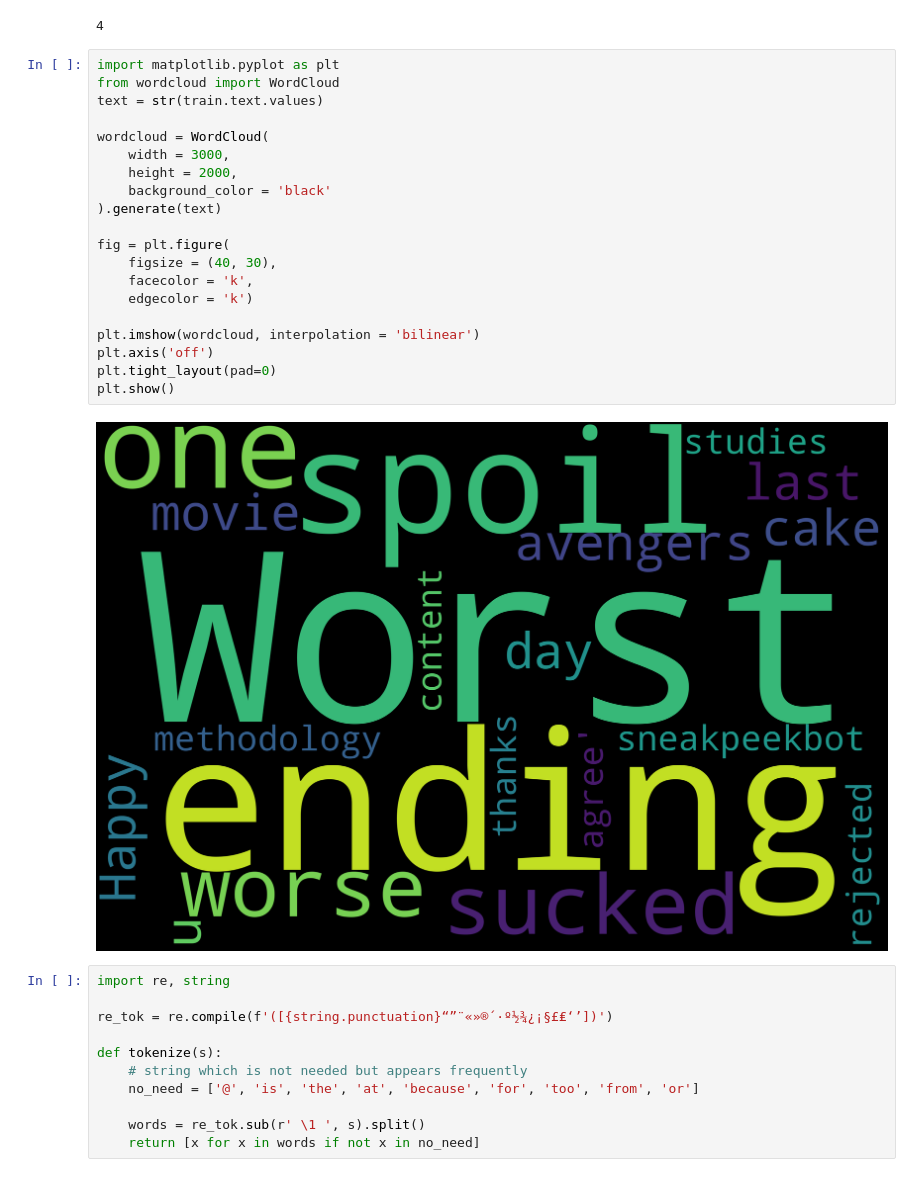
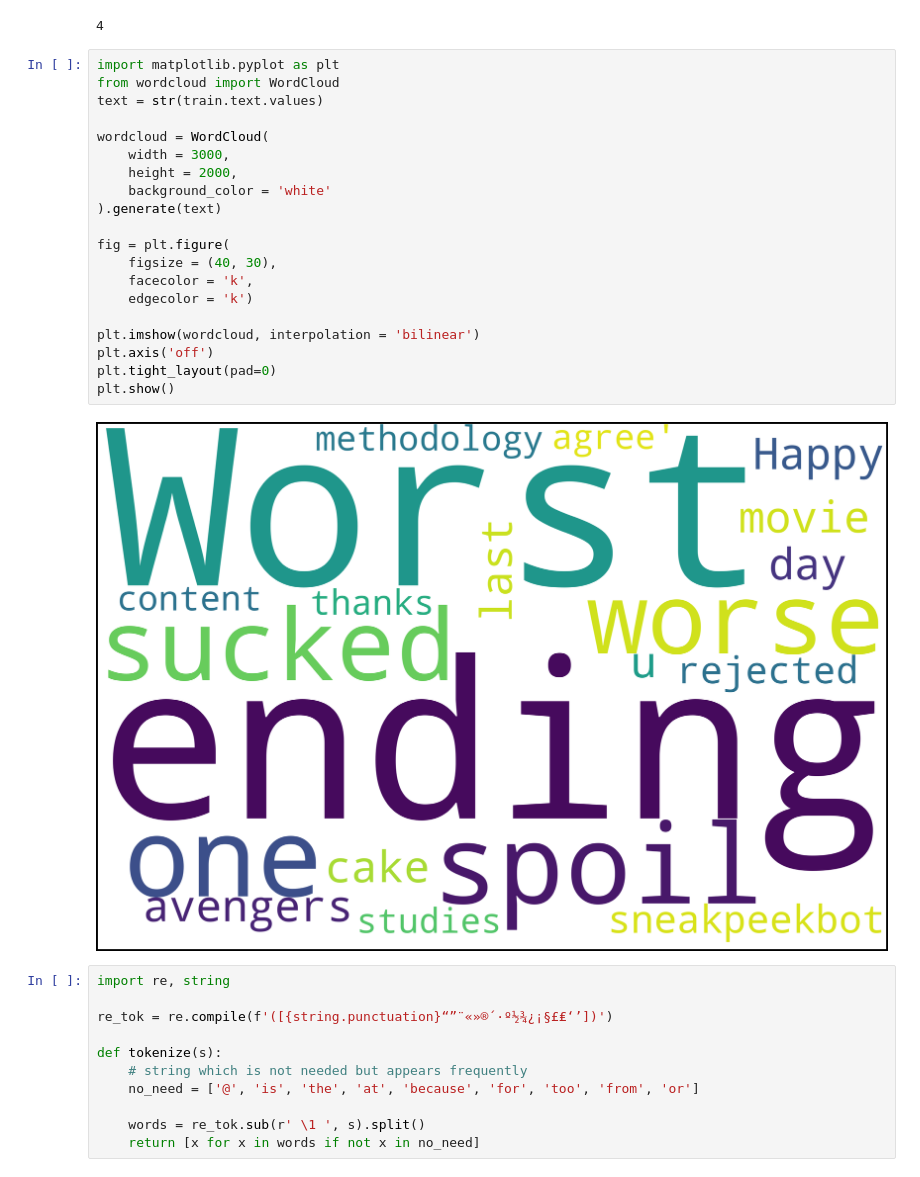
Before and after one commit to Kelompok-Achiera/Multi-Label-Emotion-Classification, a Jupyter notebook: sourcecode-1.ipynb, the cells around one changed output. Cells and saved outputs as stored; diff of their text form.

```diff
--- a/sourcecode-1.ipynb
+++ b/sourcecode-1.ipynb
@@ -59,25 +60,25 @@ train.shape[0] #rows
 # %%
 import matplotlib.pyplot as plt
 from wordcloud import WordCloud
 text = str(train.text.values)
 
 wordcloud = WordCloud(
     width = 3000,
     height = 2000,
-    background_color = 'black'
+    background_color = 'white'
 ).generate(text)
 
 fig = plt.figure(
     figsize = (40, 30),
     facecolor = 'k',
     edgecolor = 'k')
 
 plt.imshow(wordcloud, interpolation = 'bilinear')
 plt.axis('off')
 plt.tight_layout(pad=0)
 plt.show()
 # %% [output]
-[figure, old version]
+[figure, new version]
 # %%
 import re, string
 
```
Also changed, not shown: parts of 4 cells of this notebook.
